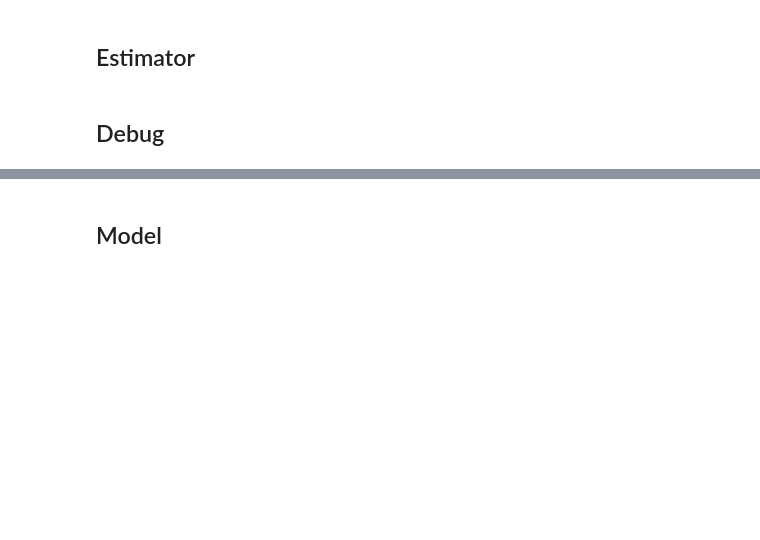
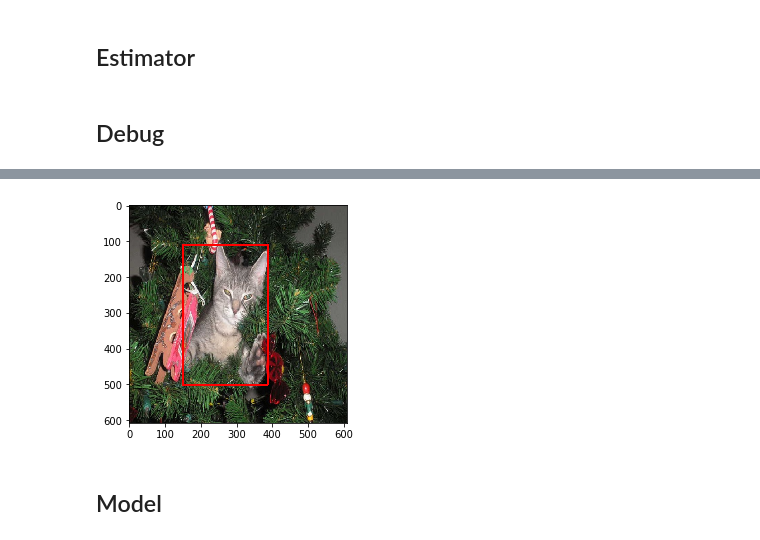
Before and after one commit to pmkalshetti/object_detection_old, a Jupyter notebook: object_detection_main.ipynb, the cells around one changed output, grey strips where cells are left out. Drawn from its saved outputs; the diff is of its cells as text; code cells hidden in the pictures; blank space fills up the shorter version.

```diff
--- a/object_detection_main.ipynb
+++ b/object_detection_main.ipynb
@@ -12,11 +12,10 @@ import cv2
 DIR_TFRECORDS = 'data_small_tfrecords'
 DATA_TRAIN = glob('./'+DIR_TFRECORDS+'/*.tfrecords')
 
-MAX_OBJECTS = 10  # check later (ensure it matches with writing file)
 NUM_OBJECTS = 20
 
-GRID_SIZE = 152 # 32  TODO: change later
-GRID_H, GRID_W = 4, 4 #19, 19 TODO: change later
+GRID_SIZE = 32
+GRID_H, GRID_W = 19, 19
 
 ANCHORS_NORMALIZED = np.array(
     [
@@ -31,6 +30,11 @@ ANCHORS = ANCHORS_NORMALIZED * np.array([GRID_H, GRID_W])
 NUM_ANCHORS = ANCHORS.shape[0]
 
 IMG_H, IMG_W = 608, 608  # GRID_H * GRID_SIZE = 19 * 32 = 608
+
+COOEFFICIENT_OBJ = 1
+COOEFFICIENT_NO_OBJ = .005
+COOEFFICIENT_REG = 5
+
 THRESHOLD_IOU = 0.5
 SCALE_LOSS_CONFIDENCE_OBJECT_PRESENT = 5
 THRESHOLD_OUT_PROB = 0.5
@@ -435,3 +372,66 @@ if DEBUG:
+# %%
+def sigmoid(x):
+    return np.exp(x)/1+np.exp(x)
+
+def draw_adjusted_anchor(img, idx_h, idx_w, idx_a, label_bbox):
+    # box_adjustment.shape = [5,]
+
+    center_y = (label_bbox[0]+idx_h)*GRID_SIZE
+    center_x = (label_bbox[1]+idx_w)*GRID_SIZE
+
+    height = label_bbox[2] * ANCHORS_NORMALIZED[idx_a,0] * IMG_H
+    width = label_bbox[3] * ANCHORS_NORMALIZED[idx_a,1] * IMG_W
+
+    left = int(center_x - width/2)
+    top = int(center_y - height/2)
+    right = int(left + width)
+    bottom = int(top + height)
+
+    img = cv2.rectangle(img, (left, top), (right, bottom), color=(255, 0, 0), thickness=3)
+
+    return img
+
+def draw_adjusted_anchors(img, label, data='gt'):
+    # unnormalize image
+    img = (img * 255).astype(np.uint8)
+
+    for idx_h in range(GRID_H):
+        for idx_w in range(GRID_W):
+            for idx_a in range(NUM_ANCHORS):
+                if label[idx_h, idx_w, idx_a, 5] > 0.:
+                    bbox = label[idx_h, idx_w, idx_a, :4]
+                    if data == 'pred':
+                        bbox[0:2] = sigmoid(bbox[0:2])  # to keep offsets in interval [0,1]
+                        bbox[2:4] = np.exp(bbox[2:4])  # to keep width and height to be positive
+
+                    img = draw_adjusted_anchor(img, idx_h, idx_w, idx_a, bbox)
+
+    return img
+
+def debug():
+    tf.reset_default_graph()
+
+    # check input fn return values
+    imgs, labels = input_fn_train(DATA_TRAIN)
+
+    # run session
+    with tf.Session() as sess:
+        i, l = sess.run([imgs, labels])
+
+    # extract image and target
+    idx_in_batch = 0
+    img = i['img'][idx_in_batch]
+    label = l[idx_in_batch]
+
+    # plot
+    img = draw_adjusted_anchors(img, label)
+    plt.imshow(img)
+    plt.show()
+
+if DEBUG:
+    debug()
+# %% [output]
+[figure, added]
 # %% [markdown]
 ## Model
 # %%
```
Also changed, not shown: parts of 12 cells of this notebook, 1 other file.
